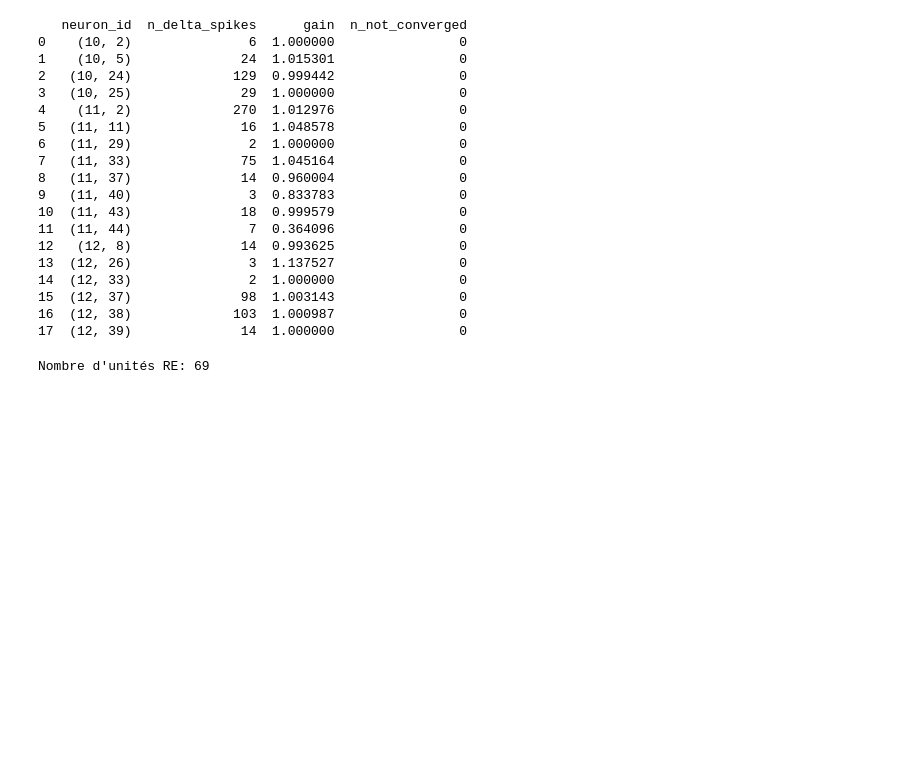
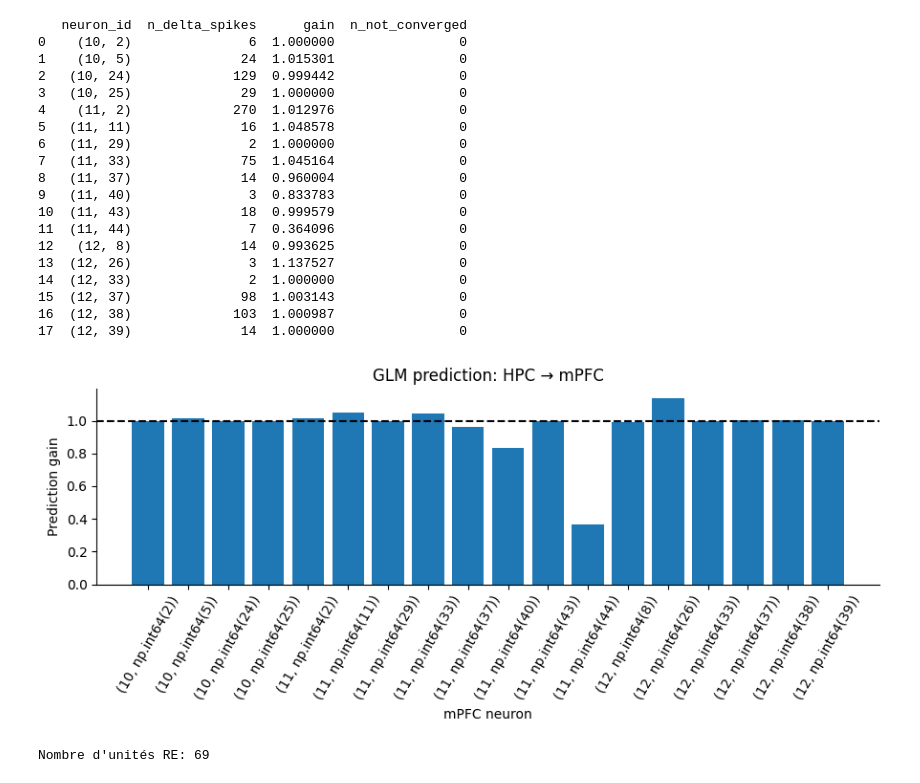
Before and after one commit to laura-marin3/Projet_final, a Jupyter notebook: scripts/Projet.ipynb, the cells around one changed output. Cells and saved outputs as stored; diff of their text form; code cells hidden in the pictures; blank space fills up the shorter version.

```diff
--- a/scripts/Projet.ipynb
+++ b/scripts/Projet.ipynb
@@ -816,6 +817,41 @@ print(df_results_hpc[["neuron_id", "n_delta_spikes", "gain", "n_not_converged"]]
 15  (12, 37)              98  1.003143                0
 16  (12, 38)             103  1.000987                0
 17  (12, 39)              14  1.000000                0
+# %%
+plt.figure(figsize=(9, 4))
+
+x = np.arange(len(df_results_hpc))
+
+plt.bar(
+    x,
+    df_results_hpc["gain"]
+)
+
+plt.axhline(
+    1,
+    linestyle="--",
+    color="black"
+)
+
+plt.xticks(
+    x,
+    df_results_hpc["neuron_id"],
+    rotation=60
+)
+
+plt.ylabel("Prediction gain")
+plt.xlabel("mPFC neuron")
+plt.title("GLM prediction: HPC → mPFC")
+
+ax = plt.gca()
+
+ax.spines["top"].set_visible(False)
+ax.spines["right"].set_visible(False)
+
+plt.tight_layout()
+plt.show()
+# %% [output]
+[figure, added]
 # %%
 RE_groups = [1, 2, 3, 4]
 re_files = []
```
Also changed, not shown: parts of 10 cells of this notebook.
